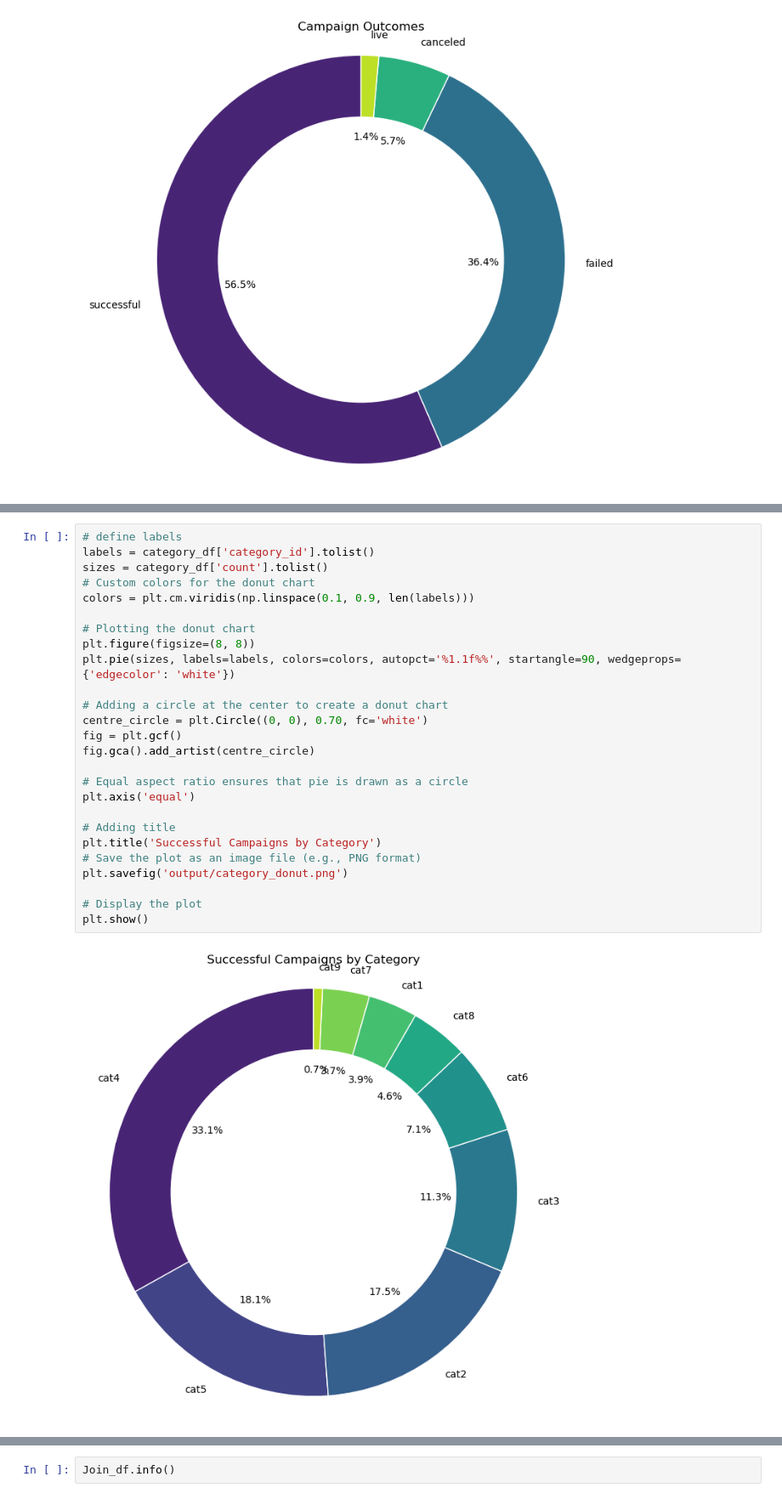
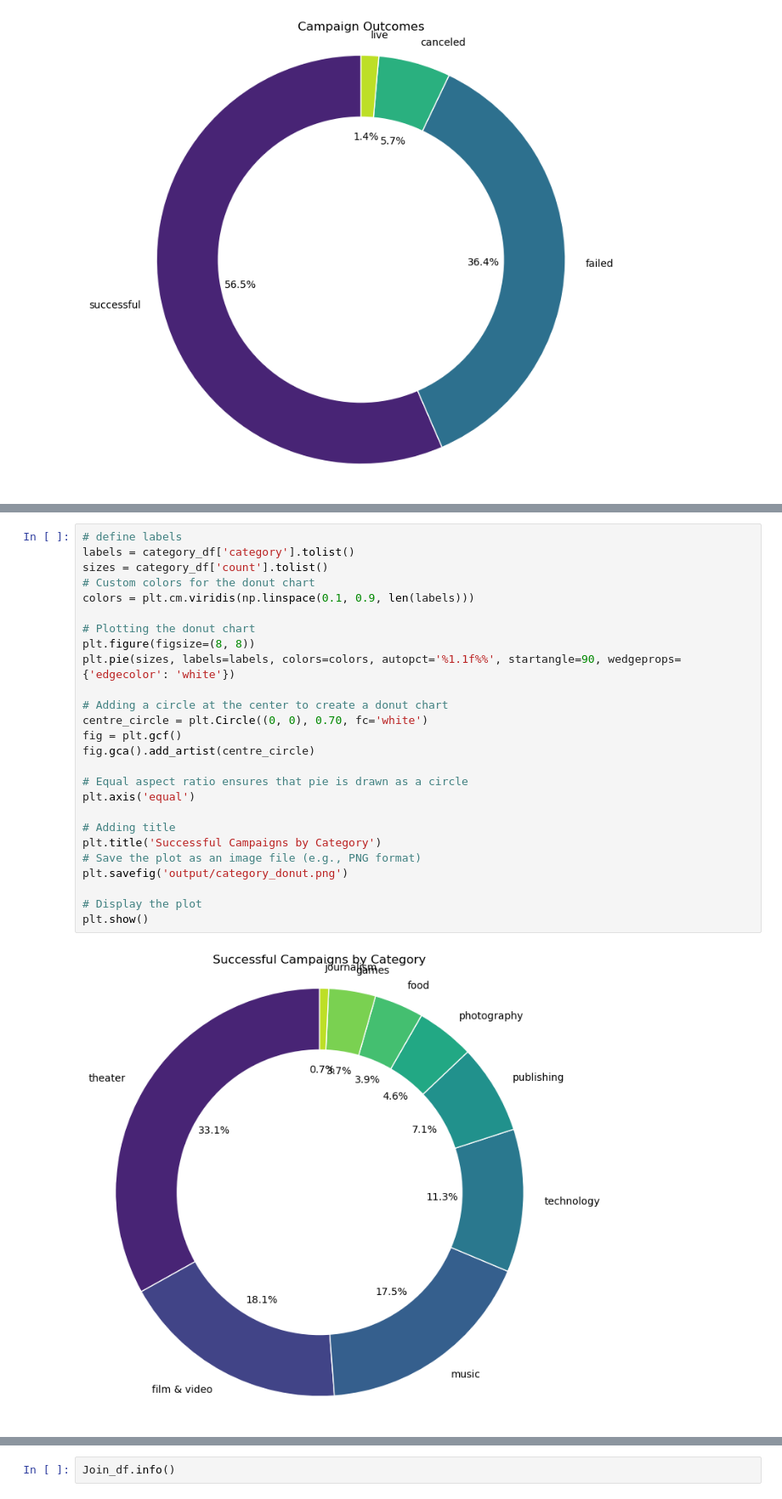
Before and after one commit to Isbelis/Crowdfunding_ETL, a Jupyter notebook: ANALYSIS_Group16-ICastroversion2.ipynb, the cells around one changed output, grey strips where cells are left out. Shown: that part at 85% size. Drawn from its saved outputs; the diff is of its cells as text.

```diff
--- a/ANALYSIS_Group16-ICastroversion2.ipynb
+++ b/ANALYSIS_Group16-ICastroversion2.ipynb
@@ -182,31 +195,31 @@ category_df.head()
 # %%
 # define labels
-labels = category_df['category_id'].tolist()
+labels = category_df['category'].tolist()
 sizes = category_df['count'].tolist()
 # Custom colors for the donut chart
 colors = plt.cm.viridis(np.linspace(0.1, 0.9, len(labels)))
 
 # Plotting the donut chart
 plt.figure(figsize=(8, 8))
 plt.pie(sizes, labels=labels, colors=colors, autopct='%1.1f%%', startangle=90, wedgeprops={'edgecolor': 'white'})
 
 # Adding a circle at the center to create a donut chart
 centre_circle = plt.Circle((0, 0), 0.70, fc='white')
 fig = plt.gcf()
 fig.gca().add_artist(centre_circle)
 
 # Equal aspect ratio ensures that pie is drawn as a circle
 plt.axis('equal')
 
 # Adding title
 plt.title('Successful Campaigns by Category')
 # Save the plot as an image file (e.g., PNG format)
 plt.savefig('output/category_donut.png')
 
 # Display the plot
 plt.show()
 # %% [output]
-[figure, old version]
+[figure, new version]
 # %%
 # Ensure the 'output' directory exists
 os.makedirs('output', exist_ok=True)
```
Also changed, not shown: parts of 10 cells of this notebook, 12 other files.
